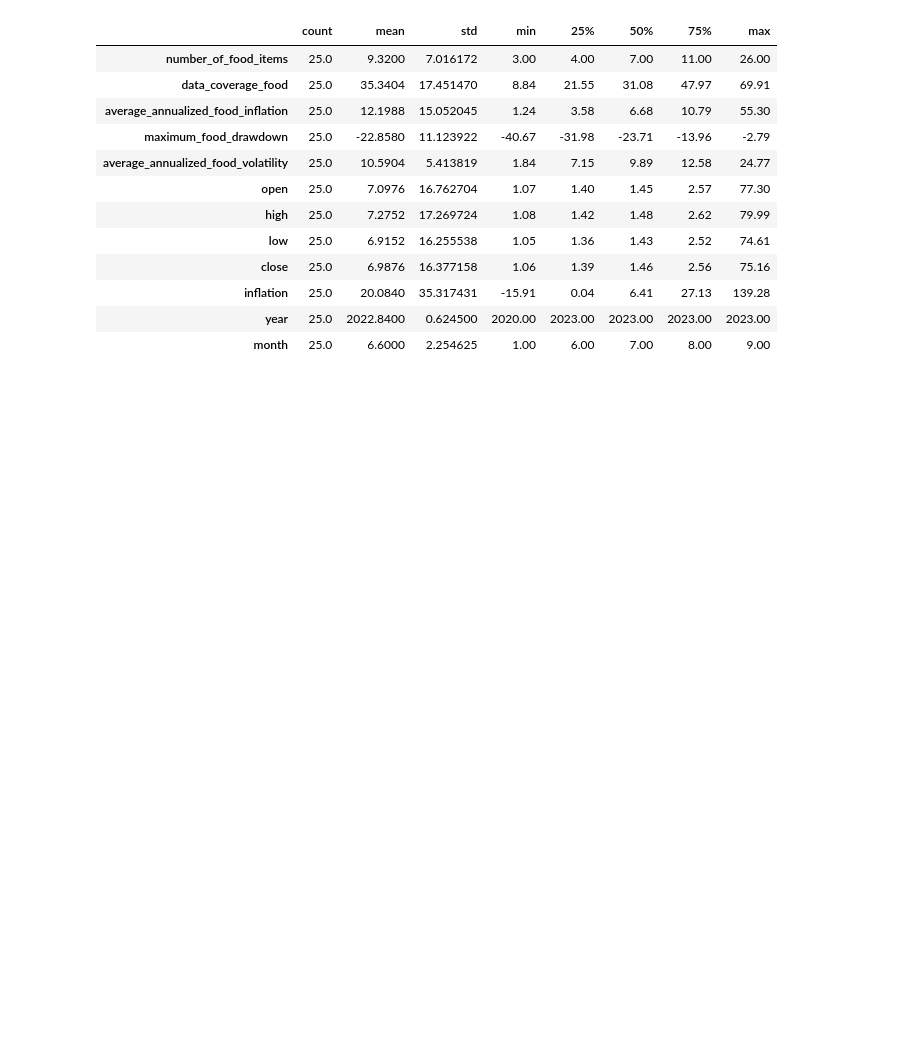
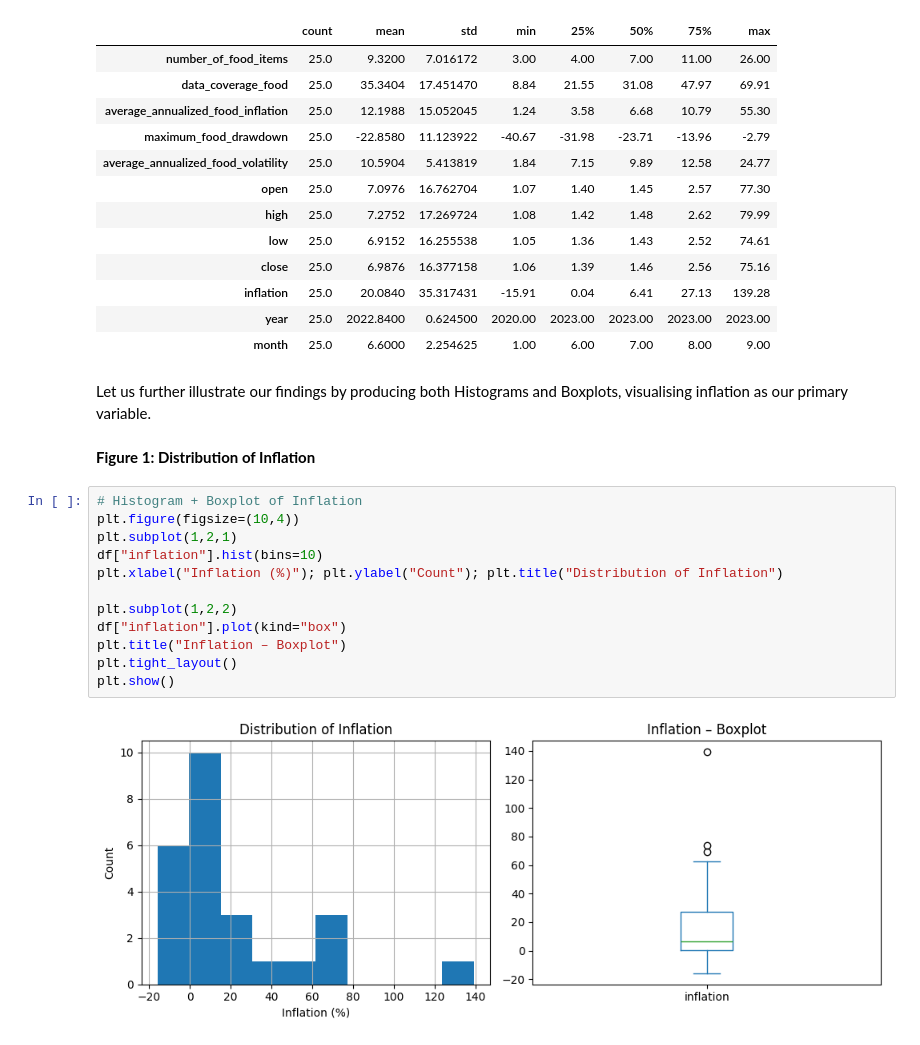
Before and after one commit to Richard-wv/food-price-inflation-analysis, a Jupyter notebook: jupyter_notebooks/exploratory_data_analysis.ipynb, the cells around one changed output. Saved outputs shown, nothing was run; the diff lists cells and outputs as text; blank space fills up the shorter version.

Commit message:
Add inflation visuals to notebook and /images directory

```diff
--- a/jupyter_notebooks/exploratory_data_analysis.ipynb
+++ b/jupyter_notebooks/exploratory_data_analysis.ipynb
@@ -162,3 +164,21 @@ desc
 | inflation | 25.0 | 20.0840 | 35.317431 | -15.91 | 0.04 | 6.41 | 27.13 | 139.28 |
 | year | 25.0 | 2022.8400 | 0.624500 | 2020.00 | 2023.00 | 2023.00 | 2023.00 | 2023.00 |
 | month | 25.0 | 6.6000 | 2.254625 | 1.00 | 6.00 | 7.00 | 8.00 | 9.00 |
+# %% [markdown]
+Let us further illustrate our findings by producing both Histograms and Boxplots, visualising inflation as our primary variable.
+# %% [markdown]
+**Figure 1: Distribution of Inflation**
+# %%
+# Histogram + Boxplot of Inflation
+plt.figure(figsize=(10,4))
+plt.subplot(1,2,1)
+df["inflation"].hist(bins=10)
+plt.xlabel("Inflation (%)"); plt.ylabel("Count"); plt.title("Distribution of Inflation")
+
+plt.subplot(1,2,2)
+df["inflation"].plot(kind="box")
+plt.title("Inflation – Boxplot")
+plt.tight_layout()
+plt.show()
+# %% [output]
+[figure, added]
```
Also changed, not shown: parts of 8 cells of this notebook, 3 other files.
